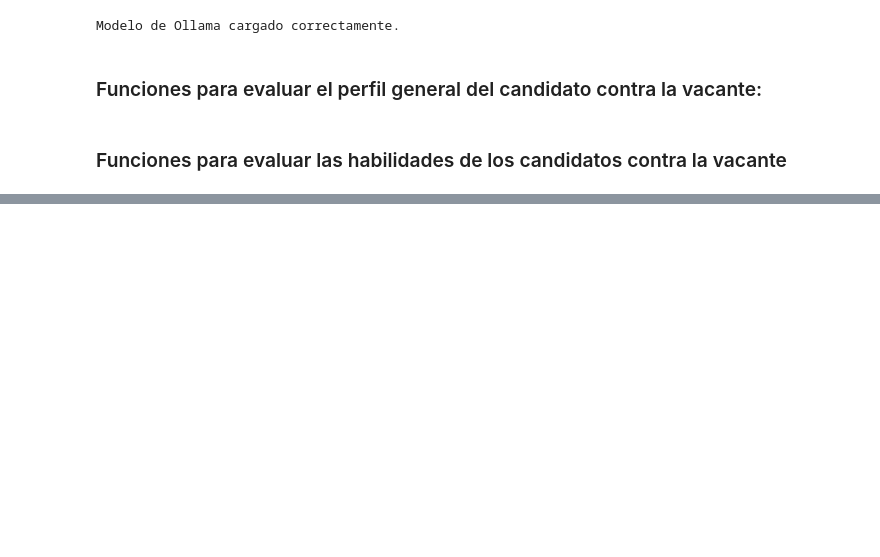
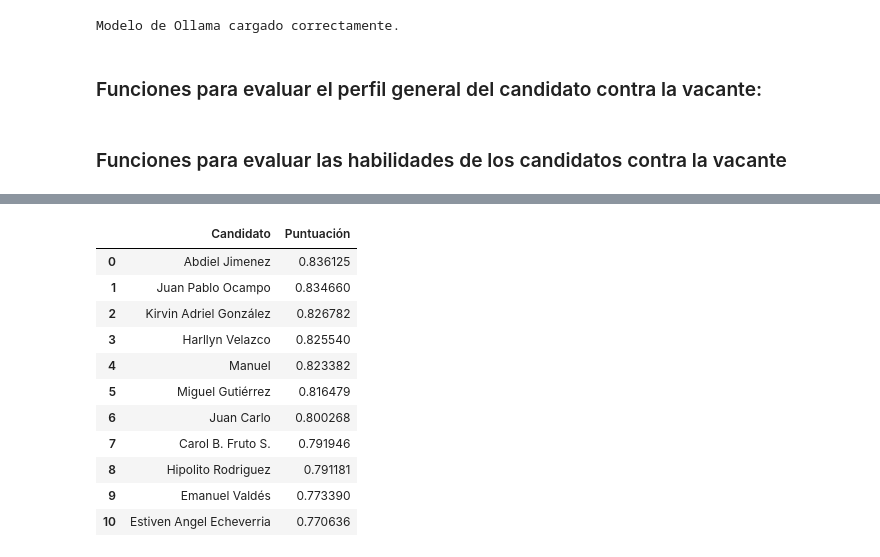
Before and after one commit to StevoAngel/ProfileMatchAI, a Jupyter notebook: ProfileMatchAI.ipynb, the cells around one changed output, grey strips where cells are left out. Cells and saved outputs as stored; diff of their text form; code cells hidden in the pictures; blank space fills up the shorter version.

```diff
--- a/ProfileMatchAI.ipynb
+++ b/ProfileMatchAI.ipynb
@@ -431,7 +428,20 @@ dfCVs.set_index("Nombre", inplace=True) # Establecer la columna "name" como índ
 dfCVs = dfCVs[~dfCVs.index.duplicated(keep='first')] # Eliminar duplicados
 # %%
 # Crear un DataFrame con los scores:
-scoresDF = pd.DataFrame(list(scores.items()), columns=['Candidato', 'Puntuación']) # Crear un DataFrame
+scoresDF = pd.DataFrame(list(profileScores.items()), columns=['Candidato', 'Puntuación']) # Crear un DataFrame
 display(scoresDF) # Mostrar el DataFrame
+# %% [output]
+|  | Candidato | Puntuación |
+| 0 | Abdiel Jimenez | 0.836125 |
+| 1 | Juan Pablo Ocampo | 0.834660 |
+| 2 | Kirvin Adriel González | 0.826782 |
+| 3 | Harllyn Velazco | 0.825540 |
+| 4 | Manuel | 0.823382 |
+| 5 | Miguel Gutiérrez | 0.816479 |
+| 6 | Juan Carlo | 0.800268 |
+| 7 | Carol B. Fruto S. | 0.791946 |
+| 8 | Hipolito Rodriguez | 0.791181 |
+| 9 | Emanuel Valdés | 0.773390 |
+| 10 | Estiven Angel Echeverria | 0.770636 |
 # %%
 # Crear un DataFrame con los scores:
```
Also changed, not shown: parts of 11 cells of this notebook.
